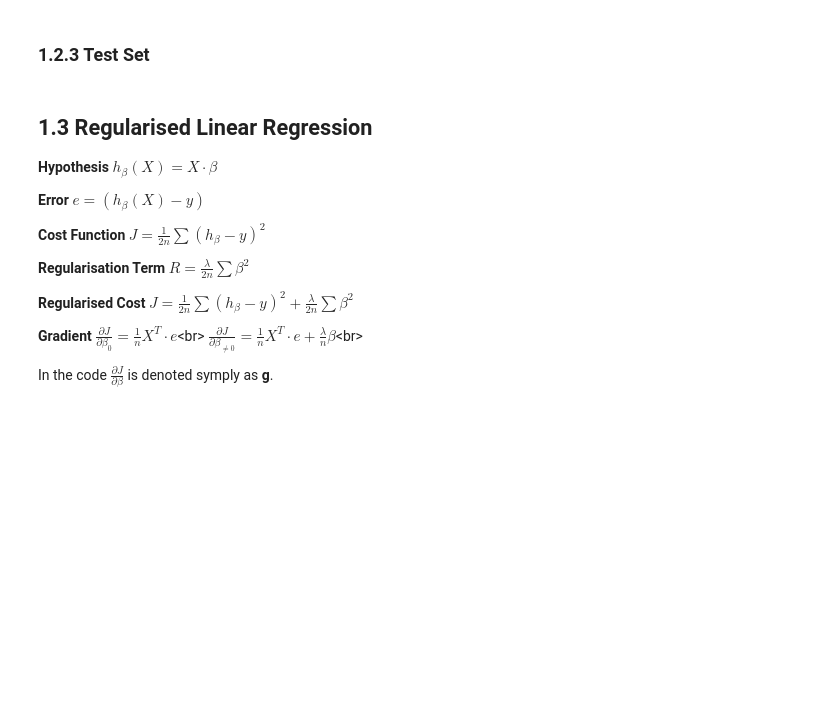
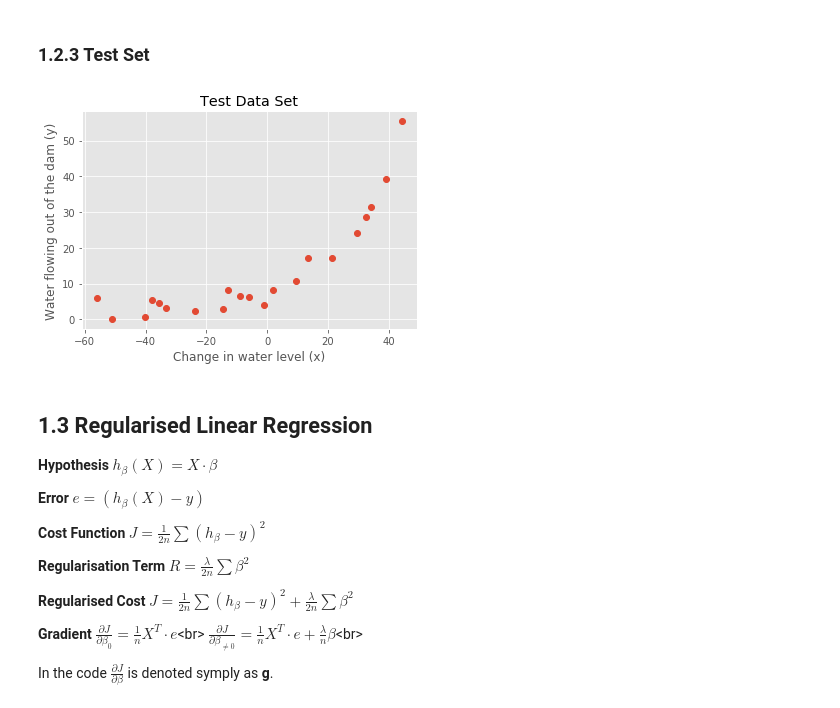
Before and after one commit to nikita-loik/andrew_ng_2_-python, a Jupyter notebook: 5_regularasedLinearRegression_biasVSvariance/regularisedLinearRegression_biasVSvariance.ipynb, the cells around one changed output. Saved outputs shown, nothing was run; the diff lists cells and outputs as text; code cells hidden in the pictures; blank space fills up the shorter version.

```diff
--- a/5_regularasedLinearRegression_biasVSvariance/regularisedLinearRegression_biasVSvariance.ipynb
+++ b/5_regularasedLinearRegression_biasVSvariance/regularisedLinearRegression_biasVSvariance.ipynb
@@ -106,3 +74,7 @@ print (X_test.shape)
+# %%
+visualiseData(pathToDataFile, 'Xtest', 'ytest', 'Test Data Set')
+# %% [output]
+[figure, added]
 # %% [markdown]
 ## 1.3 Regularised Linear Regression
 
```
Also changed, not shown: parts of 26 cells of this notebook, 2 other files.
